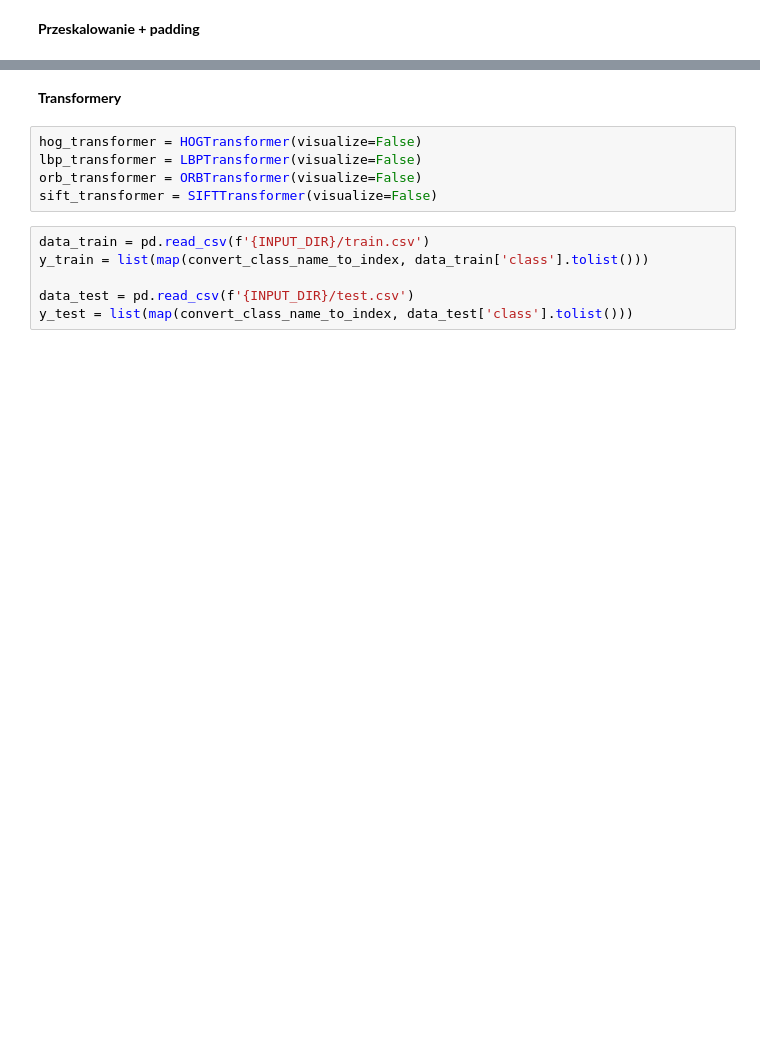
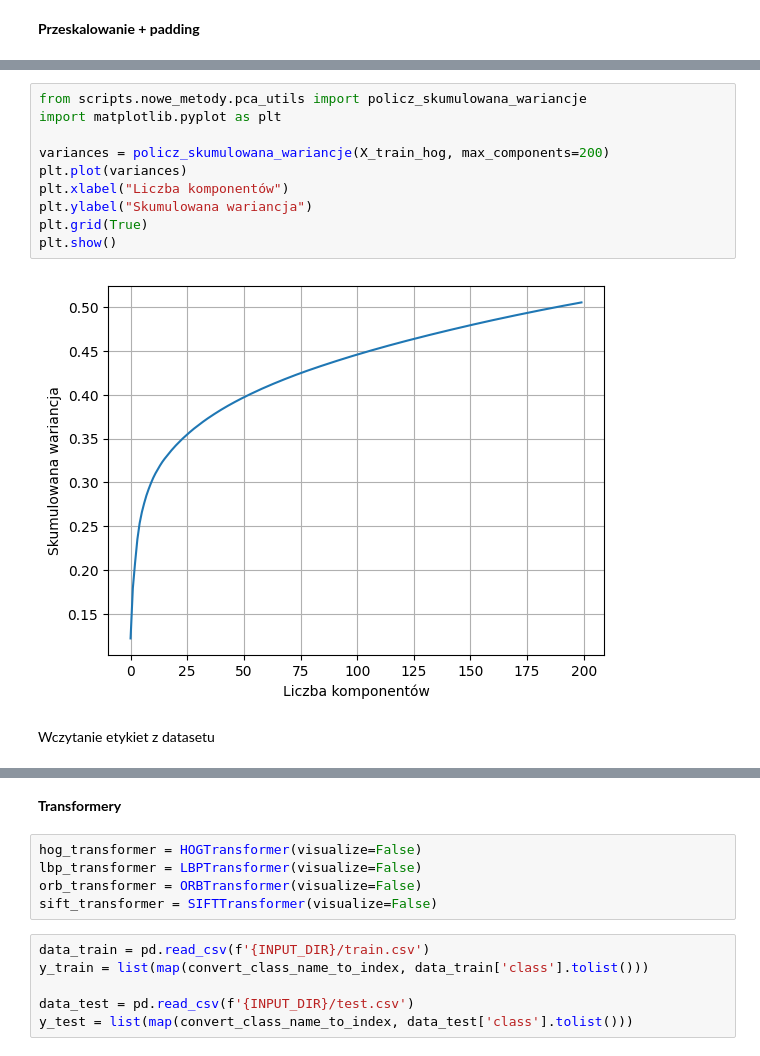
Before and after one commit to Jvsin/animals-recognition, a Jupyter notebook: main.ipynb, the cells around one changed output, grey strips where cells are left out. Drawn from its saved outputs; the diff is of its cells as text; blank space fills up the shorter version.

```diff
--- a/main.ipynb
+++ b/main.ipynb
@@ -60,0 +121,14 @@ Rescaling completed.
+# %%
+from scripts.nowe_metody.pca_utils import policz_skumulowana_wariancje
+import matplotlib.pyplot as plt
+
+variances = policz_skumulowana_wariancje(X_train_hog, max_components=200)
+plt.plot(variances)
+plt.xlabel("Liczba komponentów")
+plt.ylabel("Skumulowana wariancja")
+plt.grid(True)
+plt.show()
+# %% [output]
+[figure, added]
+# %% [markdown]
+Wczytanie etykiet z datasetu
```
Also changed, not shown: parts of 56 cells of this notebook, 17 other files.
